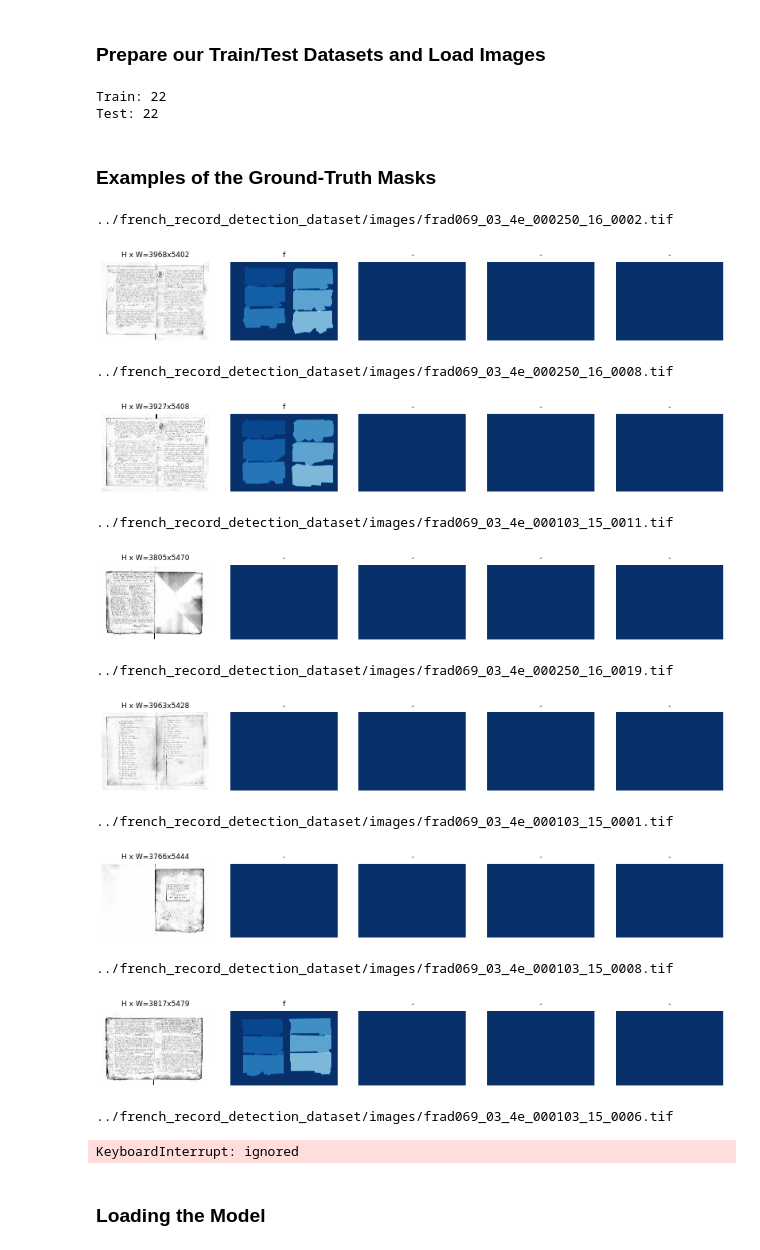
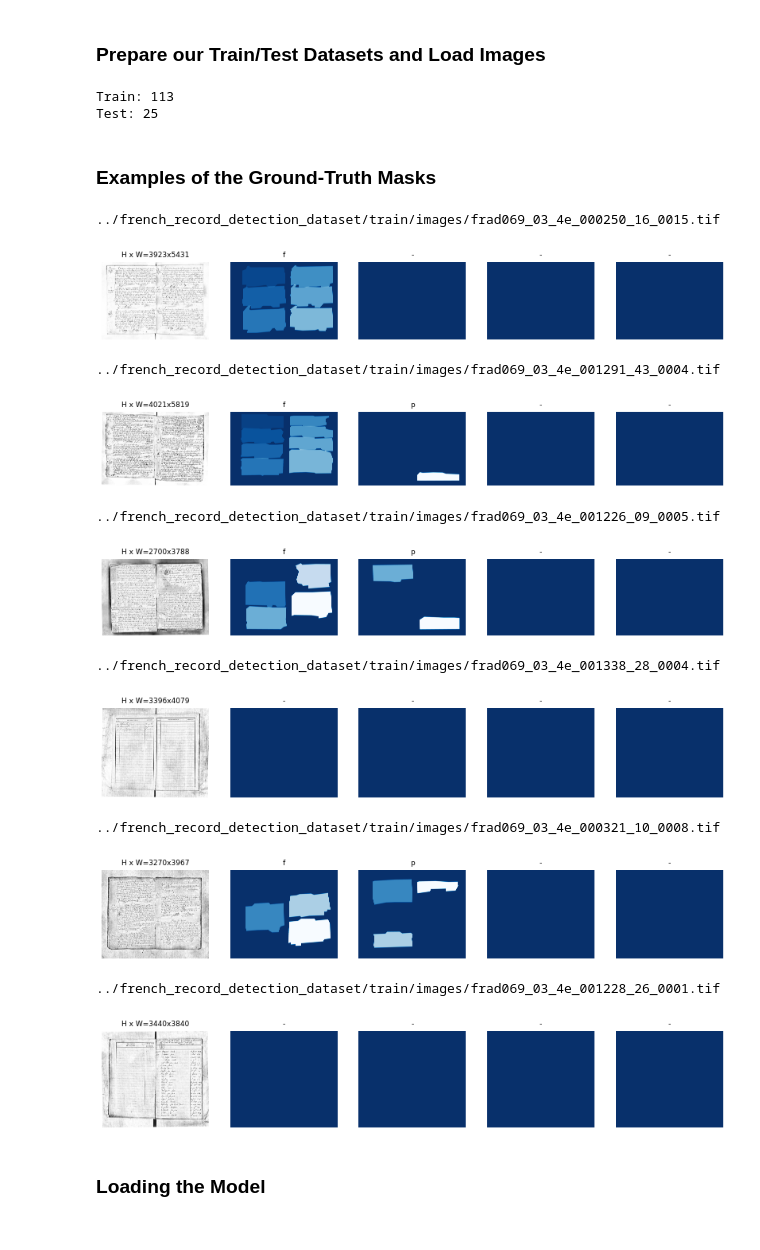
Before and after one commit to ericburdett/record_detection, a Jupyter notebook: record_detection.ipynb, the cells around one changed output. Cells and saved outputs as stored; diff of their text form; code cells hidden in the pictures.

Commit message:
Trained with Train/Test Sets

```diff
--- a/record_detection.ipynb
+++ b/record_detection.ipynb
@@ -263,8 +266,8 @@ class RecordDataset(Dataset):
 # %% [markdown]
 ### Prepare our Train/Test Datasets and Load Images
 # %%
-train_set_path = '../french_record_detection_dataset'
-test_set_path = '../french_record_detection_dataset'
+train_set_path = '../french_record_detection_dataset/train'
+test_set_path = '../french_record_detection_dataset/test'
 
 # Prepare Train Set
 train_set = RecordDataset()
@@ -278,31 +281,29 @@ test_set.load_dataset(test_set_path)
 test_set.prepare()
 print('Test: %d' % len(test_set.image_ids))
 # %% [output]
-Train: 22
-Test: 22
+Train: 113
+Test: 25
 # %% [markdown]
 ### Examples of the Ground-Truth Masks
 # %%
-# image_ids = np.random.choice(train_set.image_ids, 4)
-for image_id in train_set.image_ids:
+image_ids = np.random.choice(train_set.image_ids, 6)
+for image_id in image_ids:
   image = train_set.load_image(image_id)
   mask, class_ids = train_set.load_mask(image_id)
   visualize.display_top_masks(image, mask, class_ids, train_set.class_names)
 # %% [output]
-../french_record_detection_dataset/images/frad069_03_4e_000250_16_0002.tif
+../french_record_detection_dataset/train/images/frad069_03_4e_000250_16_0015.tif
-[figure, old version]
+[figure, new version]
-../french_record_detection_dataset/images/frad069_03_4e_000250_16_0008.tif
+../french_record_detection_dataset/train/images/frad069_03_4e_001291_43_0004.tif
-[figure, old version]
+[figure, new version]
-../french_record_detection_dataset/images/frad069_03_4e_000103_15_0011.tif
+../french_record_detection_dataset/train/images/frad069_03_4e_001226_09_0005.tif
-[figure, old version]
+[figure, new version]
-../french_record_detection_dataset/images/frad069_03_4e_000250_16_0019.tif
+../french_record_detection_dataset/train/images/frad069_03_4e_001338_28_0004.tif
-[figure, old version]
+[figure, new version]
-../french_record_detection_dataset/images/frad069_03_4e_000103_15_0001.tif
+../french_record_detection_dataset/train/images/frad069_03_4e_000321_10_0008.tif
-[figure, old version]
+[figure, new version]
-../french_record_detection_dataset/images/frad069_03_4e_000103_15_0008.tif
+../french_record_detection_dataset/train/images/frad069_03_4e_001228_26_0001.tif
-[figure, old version]
+[figure, new version]
-../french_record_detection_dataset/images/frad069_03_4e_000103_15_0006.tif
-KeyboardInterrupt: ignored
 # %% [markdown]
 ### Loading the Model
 # %% [markdown]
```
Also changed, not shown: parts of 8 cells of this notebook.
